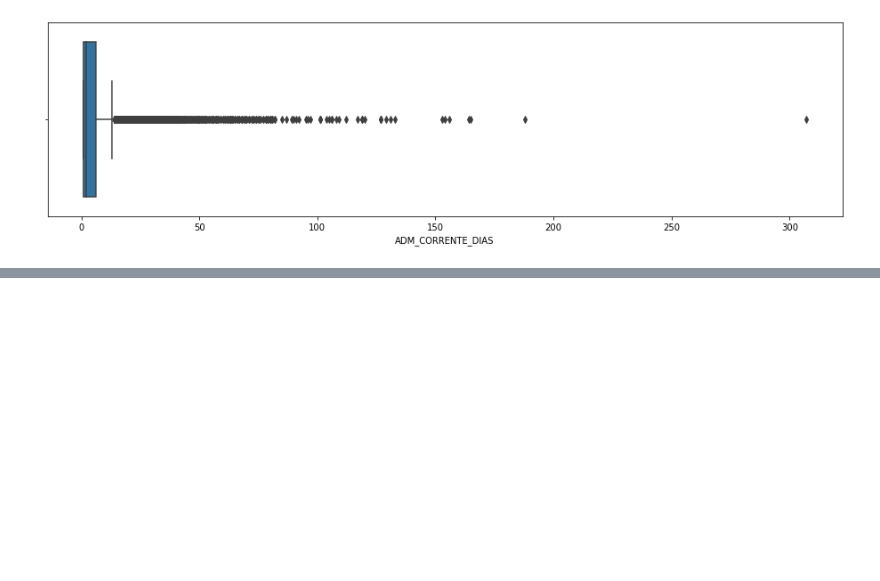
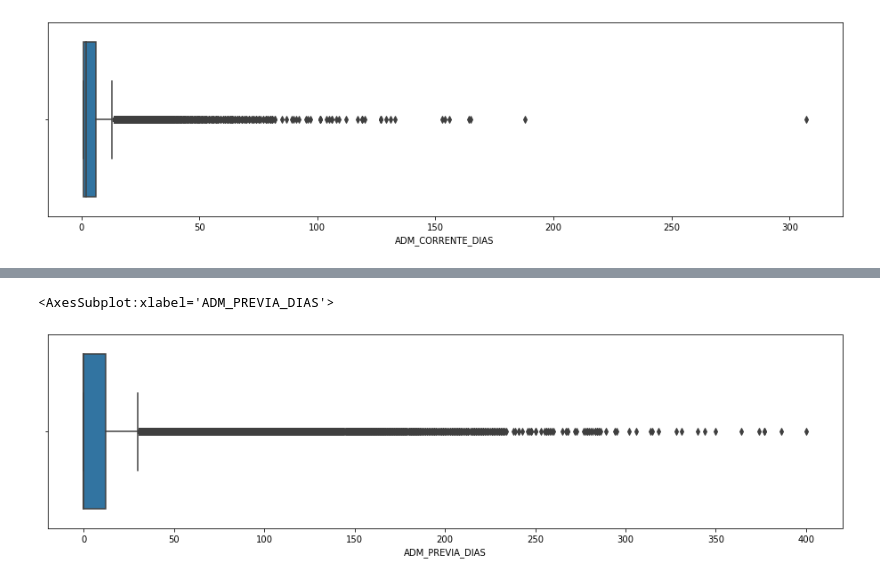
Before and after one commit to davimatfacil/compartilha_jupyter, a Jupyter notebook: ModelagemPreditiva_Readimissão.ipynb, the cells around one changed output, grey strips where cells are left out. Cells and saved outputs as stored; diff of their text form; code cells hidden in the pictures; blank space fills up the shorter version.

```diff
--- a/ModelagemPreditiva_Readimissão.ipynb
+++ b/ModelagemPreditiva_Readimissão.ipynb
@@ -242,0 +257,7 @@ dados = dados.drop(dados[(dados['ADM_CORRENTE_DIAS']>180)].index)
+# %%
+
+dados = dados.drop(dados[(dados['ADM_PREVIA_DIAS']>400)].index)
+sns.boxplot(x = dados['ADM_PREVIA_DIAS'])
+# %% [output]
+<AxesSubplot:xlabel='ADM_PREVIA_DIAS'>
+[figure, added]
```
Also changed, not shown: parts of 55 cells of this notebook.
